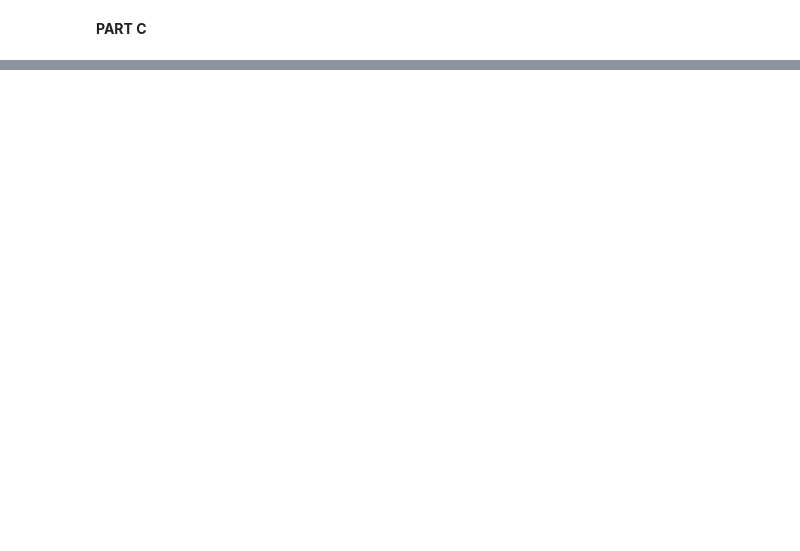
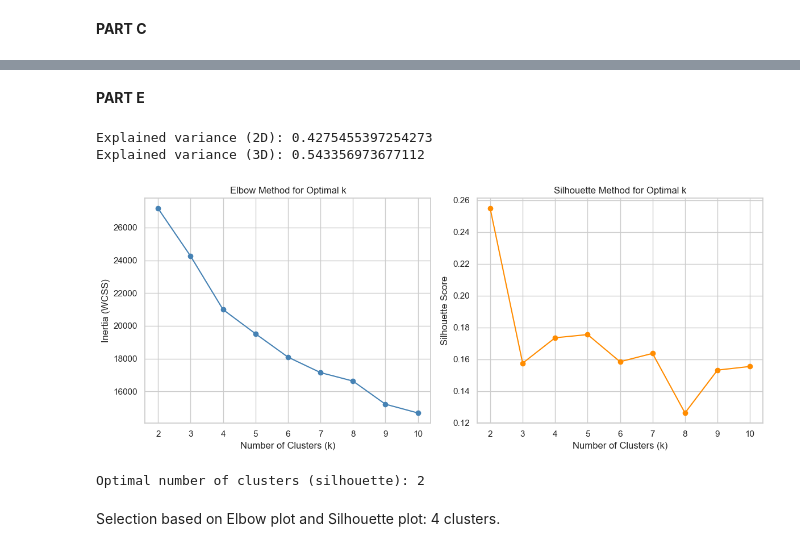
Before and after one commit to davidflanagan04/David-and-Charlie-machine-learning-final, a Jupyter notebook: Final_Project.ipynb, the cells around one changed output, grey strips where cells are left out. Saved outputs shown, nothing was run; the diff lists cells and outputs as text; code cells hidden in the pictures; blank space fills up the shorter version.

```diff
--- a/Final_Project.ipynb
+++ b/Final_Project.ipynb
@@ -620,0 +854,53 @@ plt.show()
+# %% [markdown]
+**PART E**
+# %%
+predictors_df = fullset[predictors].copy()
+
+X_scaled = StandardScaler().fit_transform(predictors_df)
+
+pca_2d = PCA(n_components=2)
+X_pca2 = pca_2d.fit_transform(X_scaled)
+
+pca_3d = PCA(n_components=3)
+X_pca3 = pca_3d.fit_transform(X_scaled)
+
+print("Explained variance (2D):", sum(pca_2d.explained_variance_ratio_))
+print("Explained variance (3D):", sum(pca_3d.explained_variance_ratio_))
+# %% [output]
+Explained variance (2D): 0.4275455397254273
+Explained variance (3D): 0.543356973677112
+# %%
+k_values = range(2, 11)
+inertia = []
+sil_scores = []
+
+for k in k_values:
+    kmeans = KMeans(n_clusters=k, random_state=42)
+    labels = kmeans.fit_predict(X_scaled)
+    inertia.append(kmeans.inertia_)
+    sil_scores.append(silhouette_score(X_scaled, labels))
+
+plt.figure(figsize=(12,5))
+plt.subplot(1,2,1)
+plt.plot(k_values, inertia, 'o-', color='steelblue')
+plt.xlabel('Number of Clusters (k)')
+plt.ylabel('Inertia (WCSS)')
+plt.title('Elbow Method for Optimal k')
+plt.grid(True)
+
+plt.subplot(1,2,2)
+plt.plot(k_values, sil_scores, 'o-', color='darkorange')
+plt.xlabel('Number of Clusters (k)')
+plt.ylabel('Silhouette Score')
+plt.title('Silhouette Method for Optimal k')
+plt.grid(True)
+plt.tight_layout()
+plt.show()
+
+optimal_k = k_values[np.argmax(sil_scores)]
+print("Optimal number of clusters (silhouette):", optimal_k)
+# %% [output]
+[figure, added]
+Optimal number of clusters (silhouette): 2
+# %% [markdown]
+Selection based on Elbow plot and Silhouette plot: 4 clusters.
```
Also changed, not shown: parts of 34 cells of this notebook.
